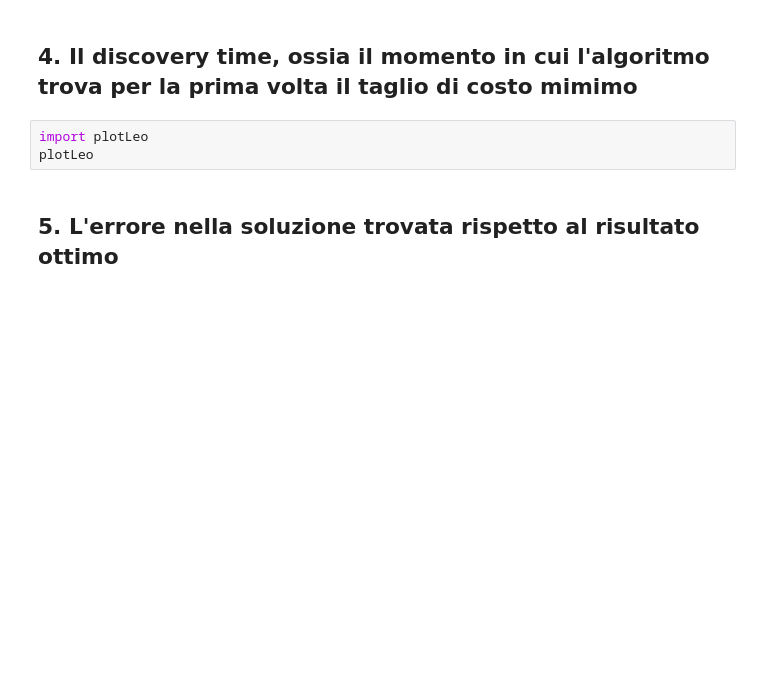
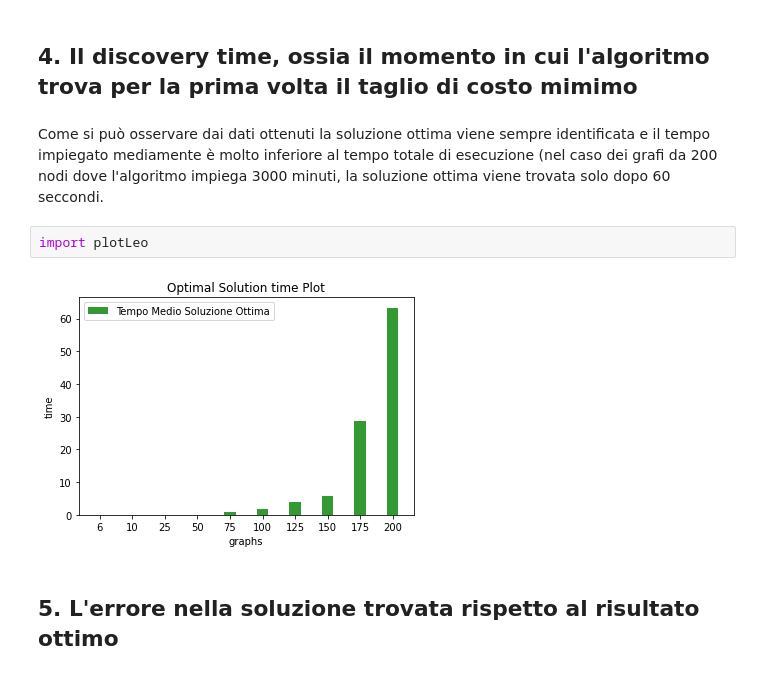
Before and after one commit to leopra/KargerAlgorithm, a Jupyter notebook: report.ipynb, the cells around one changed output. Drawn from its saved outputs; the diff is of its cells as text; blank space fills up the shorter version.

```diff
--- a/report.ipynb
+++ b/report.ipynb
@@ -114,9 +114,12 @@ Spiegazione grafico, media del tempo impiegato dalla FullContraction per dimensi
 <img src="PlotKarger2.png" width=450 height=350 />
 # %% [markdown]
 ## 4. Il discovery time, ossia il momento in cui l'algoritmo trova per la prima volta il taglio di costo mimimo
+# %% [markdown]
+Come si può osservare dai dati ottenuti la soluzione ottima viene sempre identificata e il tempo impiegato mediamente è molto inferiore al tempo totale di esecuzione (nel caso dei grafi da 200 nodi dove l'algoritmo impiega 3000 minuti, la soluzione ottima viene trovata solo dopo 60 seccondi.
 # %%
 import plotLeo
-plotLeo
+# %% [output]
+[figure, added]
 # %% [markdown]
 ## 5. L'errore nella soluzione trovata rispetto al risultato ottimo
 # %% [markdown]
```
